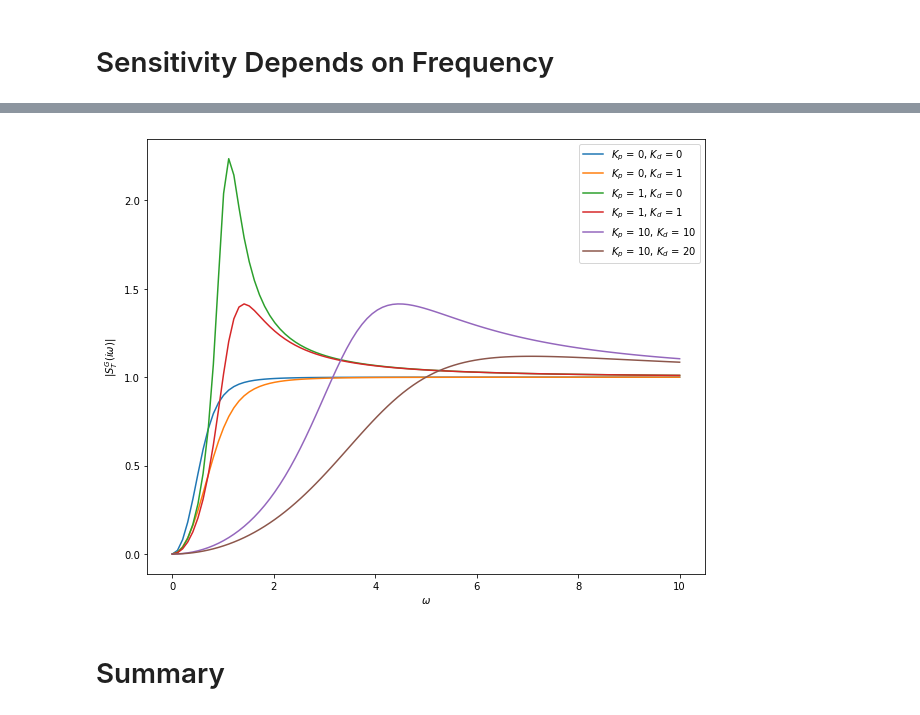
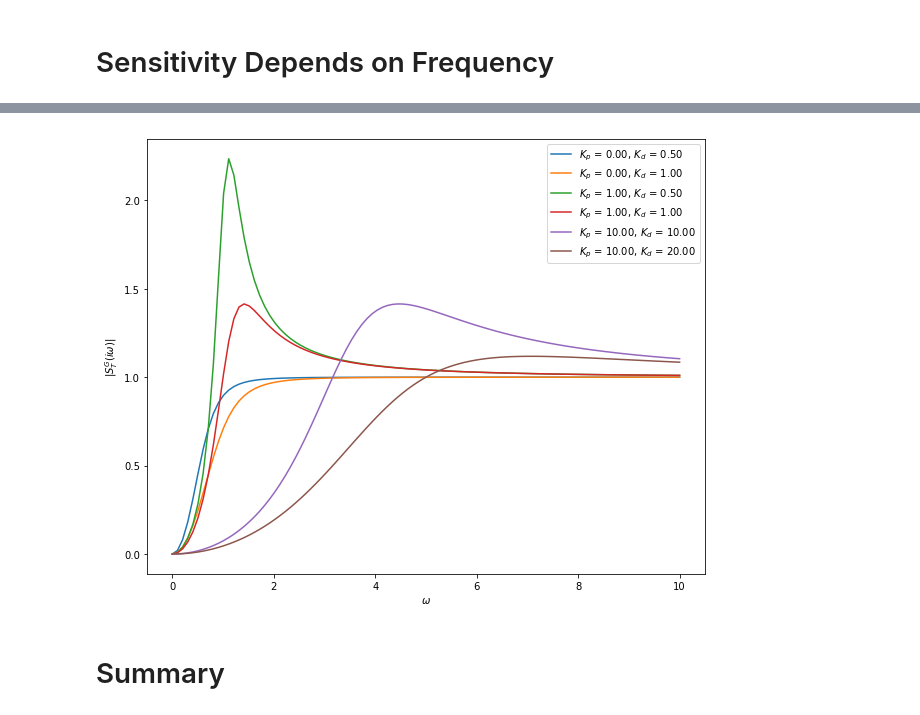
Before and after one commit to klavins/ECE447, a Jupyter notebook: lectures/sensitivity.ipynb, the cells around one changed output, grey strips where cells are left out. Drawn from its saved outputs; the diff is of its cells as text; code cells hidden in the pictures.

```diff
--- a/lectures/sensitivity.ipynb
+++ b/lectures/sensitivity.ipynb
@@ -290,14 +290,14 @@ More generally, you can plot the sensitivity version frequency to get the follow
 # %%
 omega = np.linspace(0,10,100)
 plt.figure(figsize=(10,8))
 for Kp,Kd in [[0,0.5], [0,1], [1,0.5], [1,1], [10,10], [10,20]]:
     STG = -omega**2 / ( Kp - omega**2 + Kd*I )
-    plt.plot(omega, np.abs(STG),label="$K_p$ = %d, $K_d$ = %d" % (Kp,Kd))
+    plt.plot(omega, np.abs(STG),label="$K_p$ = %.2f, $K_d$ = %.2f" % (Kp,Kd))
 plt.xlabel("$\omega$")
 plt.ylabel("$|S_T^G(i \omega)|$")
 plt.legend();
 # %% [output]
-[figure, old version]
+[figure, new version]
 # %% [markdown]
 # Summary
 # %% [markdown]
```
Also changed, not shown: parts of 3 cells of this notebook, 1 other file.
